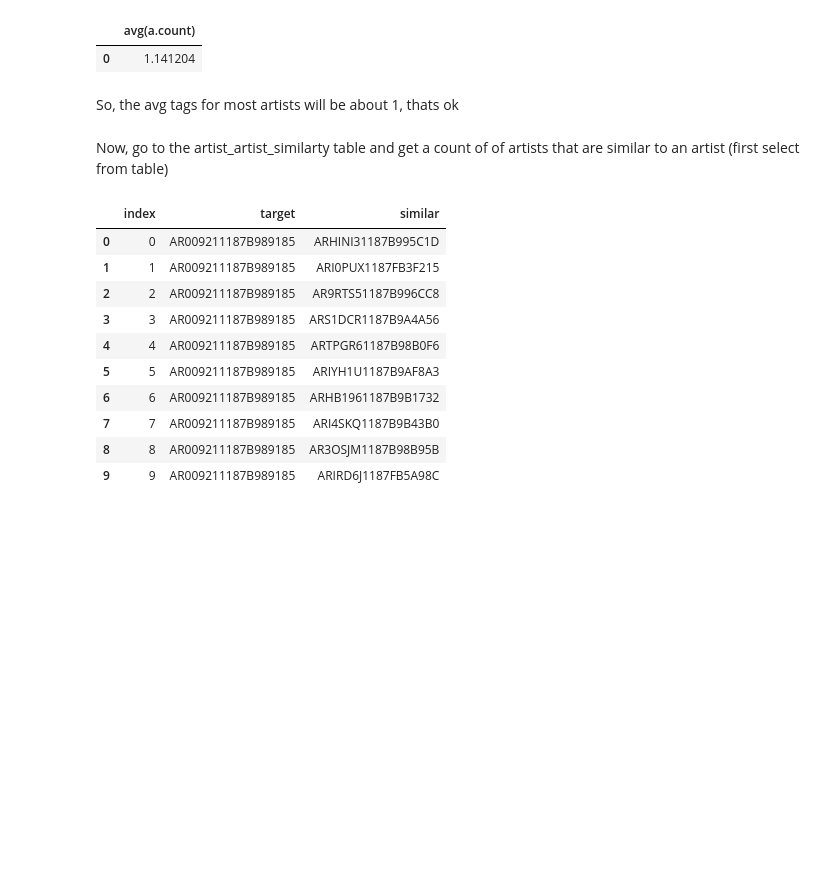
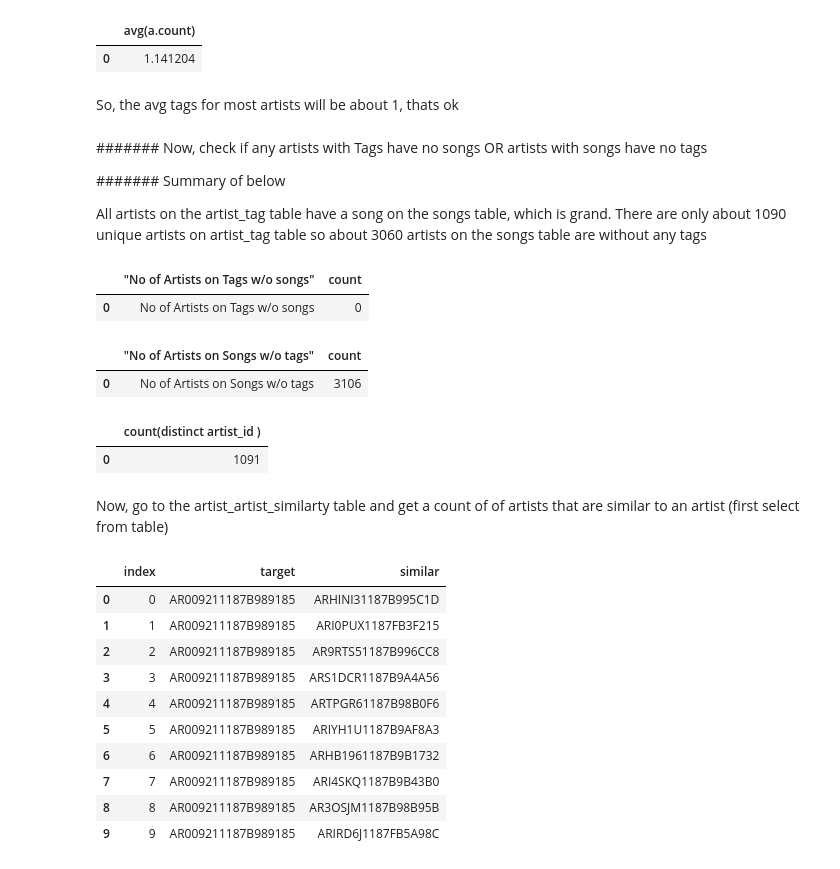
Before and after one commit to brion101/brion101.github.io, a Jupyter notebook: CA_01.ipynb, the cells around one changed output. Cells and saved outputs as stored; diff of their text form; code cells hidden in the pictures; blank space fills up the shorter version.

```diff
--- a/CA_01.ipynb
+++ b/CA_01.ipynb
@@ -246,6 +271,38 @@ pd.head()
 | 0 | 1.141204 |
 # %% [markdown]
 So, the avg tags for most artists will be about 1, thats ok
+# %% [markdown]
+####### Now, check if any artists with Tags have no songs OR artists with songs have no tags
+
+####### Summary of below
+
+All artists on the artist_tag table have a song on the songs table, which is grand.
+There are only about 1090 unique artists on artist_tag table so about 3060 artists on the songs table are without any tags
+# %%
+# select a count of artists on the artist_tags table that do not have a song (check against artist_id_name table)
+q1='select "No of Artists on Tags w/o songs", count(*) as "count" from artist_tag where artist_id not in (select artist_id from artist_id_name)'
+pd = (sql.read_sql_query(q1, cnx))
+pd.head(10)
+# %% [output]
+|  | "No of Artists on Tags w/o songs" | count |
+| 0 | No of Artists on Tags w/o songs | 0 |
+# %%
+# select a count of artists with a song but no tag on the artist_tag (check using artist_id_name table)
+q1='select "No of Artists on Songs w/o tags", count(*) as "count" from artist_id_name where artist_id not in (select artist_id from artist_tag)'
+pd = (sql.read_sql_query(q1, cnx))
+pd.head(10)
+# %% [output]
+|  | "No of Artists on Songs w/o tags" | count |
+| 0 | No of Artists on Songs w/o tags | 3106 |
+# %%
+# im not sure about this must do a count of distinct artist_ids on on the artist_tag table, if there are
+# only around 1000 or so, then its ok
+q1='select count(distinct artist_id ) from artist_tag'
+pd = (sql.read_sql_query(q1, cnx))
+pd.head(10)
+# %% [output]
+|  | count(distinct artist_id ) |
+| 0 | 1091 |
 # %% [markdown]
 Now, go to the artist_artist_similarty table and get a count of of artists that are similar to an artist (first select from table)
 # %%
```
Also changed, not shown: parts of 9 cells of this notebook.
